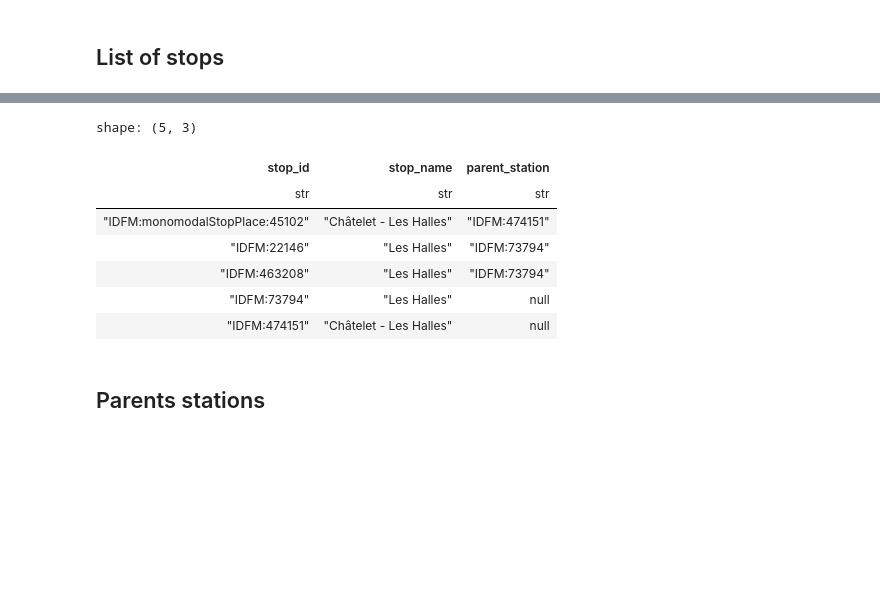
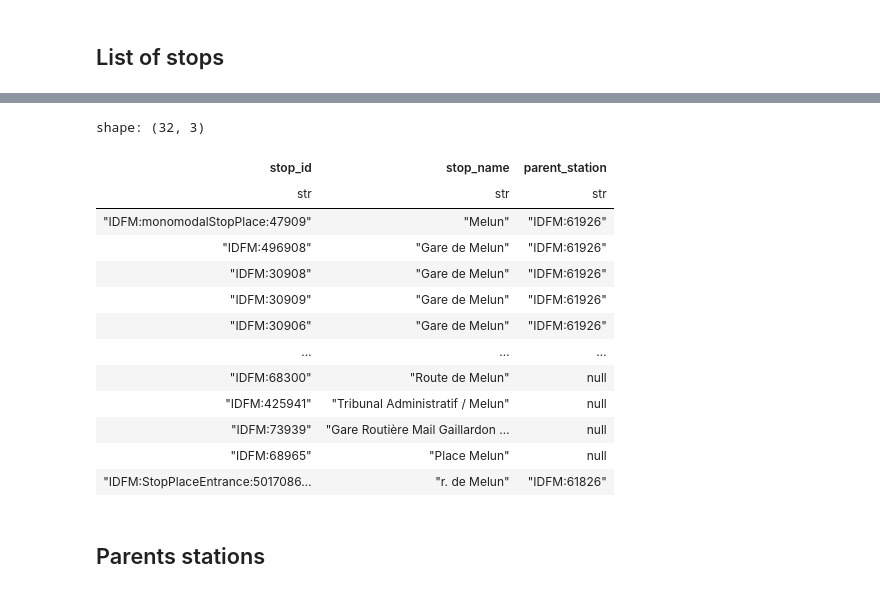
Before and after one commit to Rythwin23/Hermes, a Jupyter notebook: backend/apps/ingestion/referentials.ipynb, the cells around one changed output, grey strips where cells are left out. Saved outputs shown, nothing was run; the diff lists cells and outputs as text; code cells hidden in the pictures; blank space fills up the shorter version.

```diff
--- a/backend/apps/ingestion/referentials.ipynb
+++ b/backend/apps/ingestion/referentials.ipynb
@@ -28,16 +28,22 @@ shape: (1, 15)
 | str | str | str | str | f64 | f64 | i64 | str | i64 | str | ... |
 | "IDFM:monomodalStopPlace:411440" | null | "Creil" | null | 2.468929 | 49.264186 | null | null | 0 | "IDFM:411441" | ... |
 # %%
-stops.filter(pl.col("stop_name").str.ends_with("Les Halles")).select("stop_id", "stop_name", "parent_station").collect()
+stops.filter(pl.col("stop_name").str.contains("Melun")).select("stop_id", "stop_name", "parent_station").collect()
 # %% [output]
-shape: (5, 3)
+shape: (32, 3)
 | stop_id | stop_name | parent_station |
 | str | str | str |
-| "IDFM:monomodalStopPlace:45102" | "Châtelet - Les Halles" | "IDFM:474151" |
-| "IDFM:22146" | "Les Halles" | "IDFM:73794" |
-| "IDFM:463208" | "Les Halles" | "IDFM:73794" |
-| "IDFM:73794" | "Les Halles" | null |
-| "IDFM:474151" | "Châtelet - Les Halles" | null |
+| "IDFM:monomodalStopPlace:47909" | "Melun" | "IDFM:61926" |
+| "IDFM:496908" | "Gare de Melun" | "IDFM:61926" |
+| "IDFM:30908" | "Gare de Melun" | "IDFM:61926" |
+| "IDFM:30909" | "Gare de Melun" | "IDFM:61926" |
+| "IDFM:30906" | "Gare de Melun" | "IDFM:61926" |
+| … | … | … |
+| "IDFM:68300" | "Route de Melun" | null |
+| "IDFM:425941" | "Tribunal Administratif / Melun" | null |
+| "IDFM:73939" | "Gare Routière Mail Gaillardon … | null |
+| "IDFM:68965" | "Place Melun" | null |
+| "IDFM:StopPlaceEntrance:5017086… | "r. de Melun" | "IDFM:61826" |
 # %% [markdown]
 ## Parents stations
 # %%
```
Also changed, not shown: parts of 13 cells of this notebook, 13 other files.
